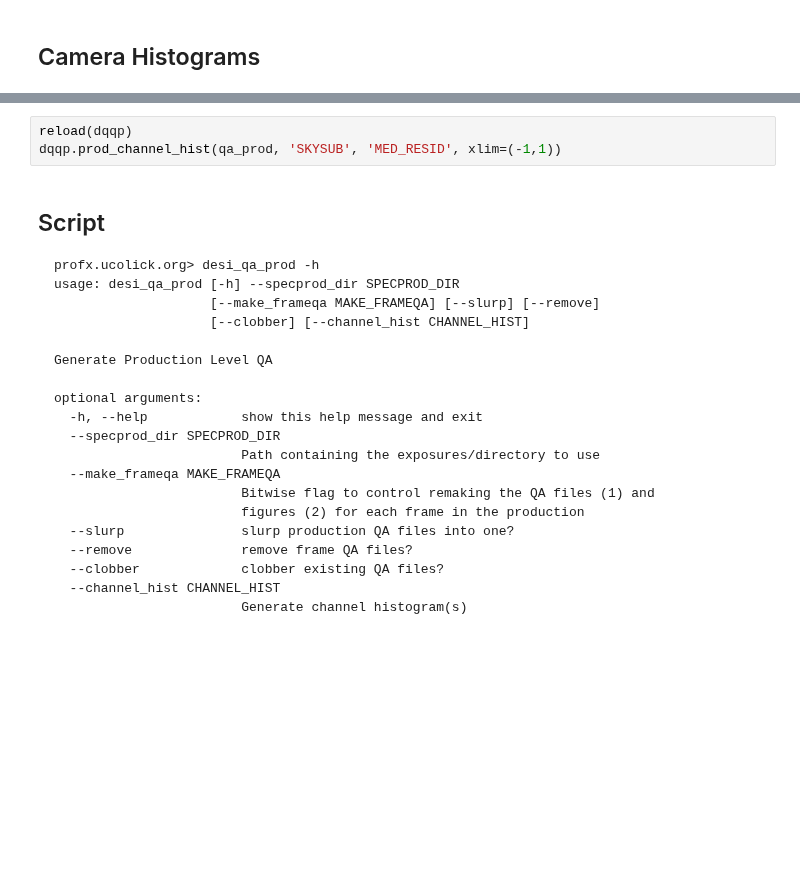
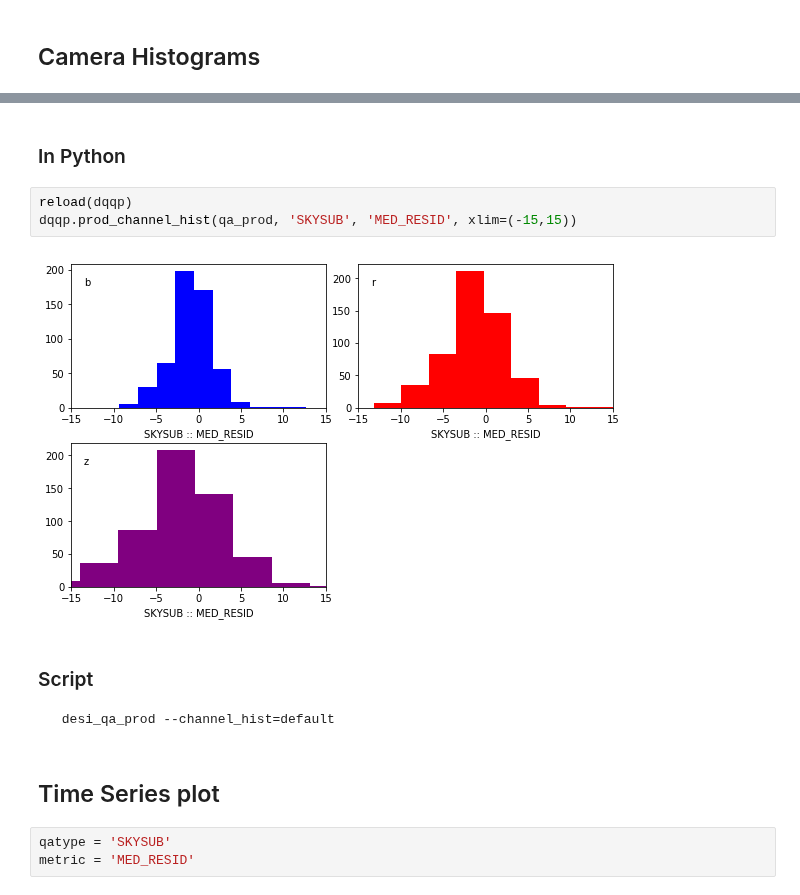
Before and after one commit to desihub/desispec, a Jupyter notebook: doc/nb/QA_Prod.ipynb, the cells around one changed output, grey strips where cells are left out. Cells and saved outputs as stored; diff of their text form; blank space fills up the shorter version.

```diff
--- a/doc/nb/QA_Prod.ipynb
+++ b/doc/nb/QA_Prod.ipynb
@@ -69,25 +108,15 @@ from desispec.qa import qa_plots as dqqp
+# %% [markdown]
+### In Python
 # %%
 reload(dqqp)
-dqqp.prod_channel_hist(qa_prod, 'SKYSUB', 'MED_RESID', xlim=(-1,1))
+dqqp.prod_channel_hist(qa_prod, 'SKYSUB', 'MED_RESID', xlim=(-15,15))
+# %% [output]
+[figure, added]
-# %% [markdown]
-## Script
-
-    profx.ucolick.org> desi_qa_prod -h
-    usage: desi_qa_prod [-h] --specprod_dir SPECPROD_DIR
-                        [--make_frameqa MAKE_FRAMEQA] [--slurp] [--remove]
-                        [--clobber] [--channel_hist CHANNEL_HIST]
-
-    Generate Production Level QA
-
-    optional arguments:
-      -h, --help            show this help message and exit
-      --specprod_dir SPECPROD_DIR
-                            Path containing the exposures/directory to use
-      --make_frameqa MAKE_FRAMEQA
-                            Bitwise flag to control remaking the QA files (1) and
-                            figures (2) for each frame in the production
-      --slurp               slurp production QA files into one?
-      --remove              remove frame QA files?
-      --clobber             clobber existing QA files?
-      --channel_hist CHANNEL_HIST
-                            Generate channel histogram(s)
+# %% [markdown]
+### Script
+     desi_qa_prod --channel_hist=default
+# %% [markdown]
+## Time Series plot
+# %%
+qatype = 'SKYSUB'
+metric = 'MED_RESID'
```
Also changed, not shown: parts of 24 cells of this notebook, 3 other files.
